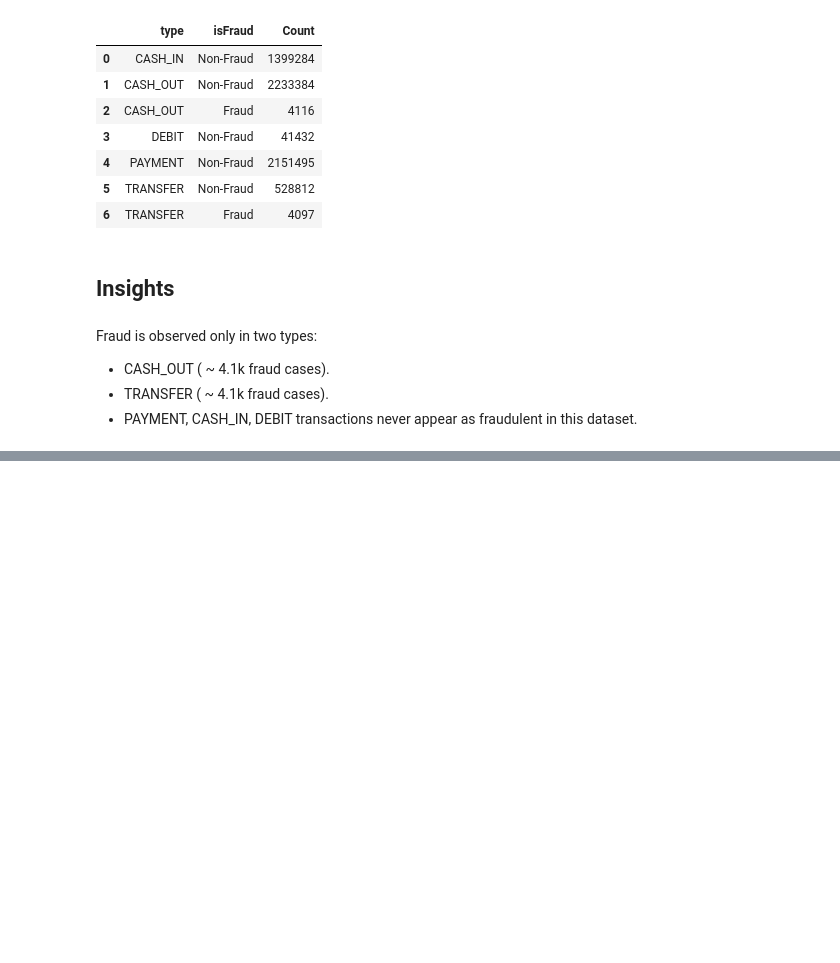
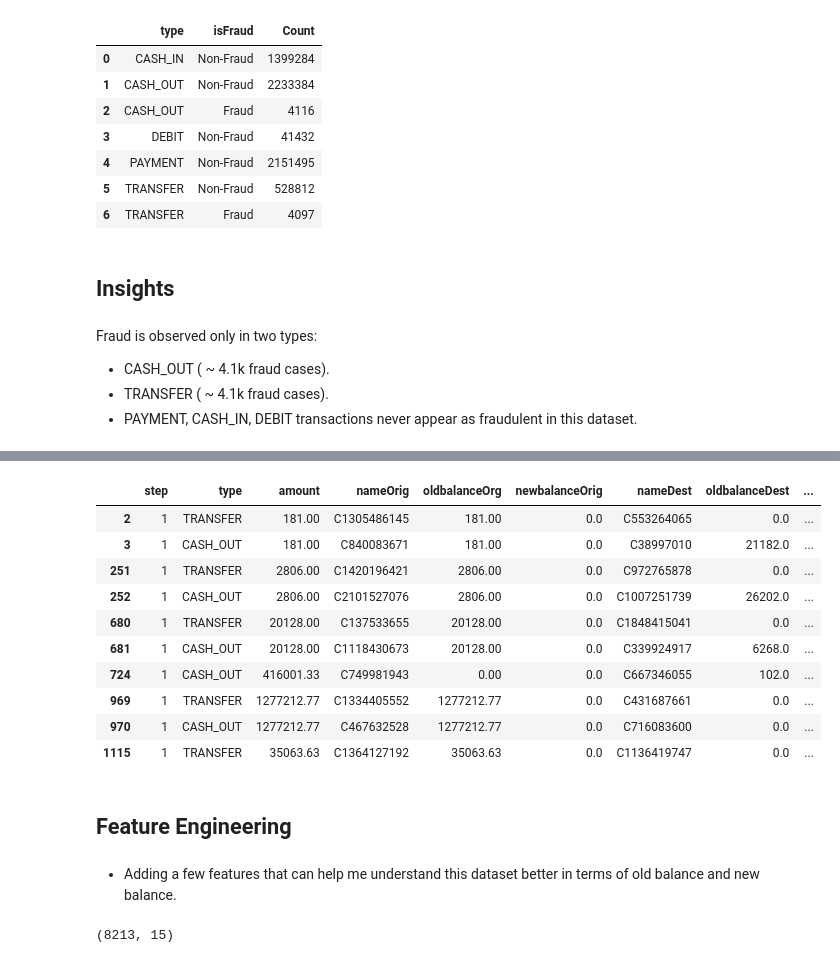
Before and after one commit to daryllalmeida/Credit-Card-Fraud-Detection, a Jupyter notebook: Creditcardfraud.ipynb, the cells around one changed output, grey strips where cells are left out. Cells and saved outputs as stored; diff of their text form; code cells hidden in the pictures; blank space fills up the shorter version.

```diff
--- a/Creditcardfraud.ipynb
+++ b/Creditcardfraud.ipynb
@@ -176,0 +230,20 @@ Fraud is observed only in two types:
+# %%
+fraud_cases = df[df['isFraud'] == 1]
+
+fraud_cases.head(10)
+# %% [output]
+|  | step | type | amount | nameOrig | oldbalanceOrg | newbalanceOrig | nameDest | oldbalanceDest | ... |
+| 2 | 1 | TRANSFER | 181.00 | C1305486145 | 181.00 | 0.0 | C553264065 | 0.0 | ... |
+| 3 | 1 | CASH_OUT | 181.00 | C840083671 | 181.00 | 0.0 | C38997010 | 21182.0 | ... |
+| 251 | 1 | TRANSFER | 2806.00 | C1420196421 | 2806.00 | 0.0 | C972765878 | 0.0 | ... |
+| 252 | 1 | CASH_OUT | 2806.00 | C2101527076 | 2806.00 | 0.0 | C1007251739 | 26202.0 | ... |
+| 680 | 1 | TRANSFER | 20128.00 | C137533655 | 20128.00 | 0.0 | C1848415041 | 0.0 | ... |
+| 681 | 1 | CASH_OUT | 20128.00 | C1118430673 | 20128.00 | 0.0 | C339924917 | 6268.0 | ... |
+| 724 | 1 | CASH_OUT | 416001.33 | C749981943 | 0.00 | 0.0 | C667346055 | 102.0 | ... |
+| 969 | 1 | TRANSFER | 1277212.77 | C1334405552 | 1277212.77 | 0.0 | C431687661 | 0.0 | ... |
+| 970 | 1 | CASH_OUT | 1277212.77 | C467632528 | 1277212.77 | 0.0 | C716083600 | 0.0 | ... |
+| 1115 | 1 | TRANSFER | 35063.63 | C1364127192 | 35063.63 | 0.0 | C1136419747 | 0.0 | ... |
+# %% [markdown]
+## Feature Engineering
+# %% [markdown]
+- Adding a few features that can help me understand this dataset better in terms of old balance and new balance.
@@ -176,0 +257,4 @@ Fraud is observed only in two types:
+# %%
+df[df['isFraud']== 1].shape
+# %% [output]
+(8213, 15)
```
Also changed, not shown: parts of 25 cells of this notebook.
